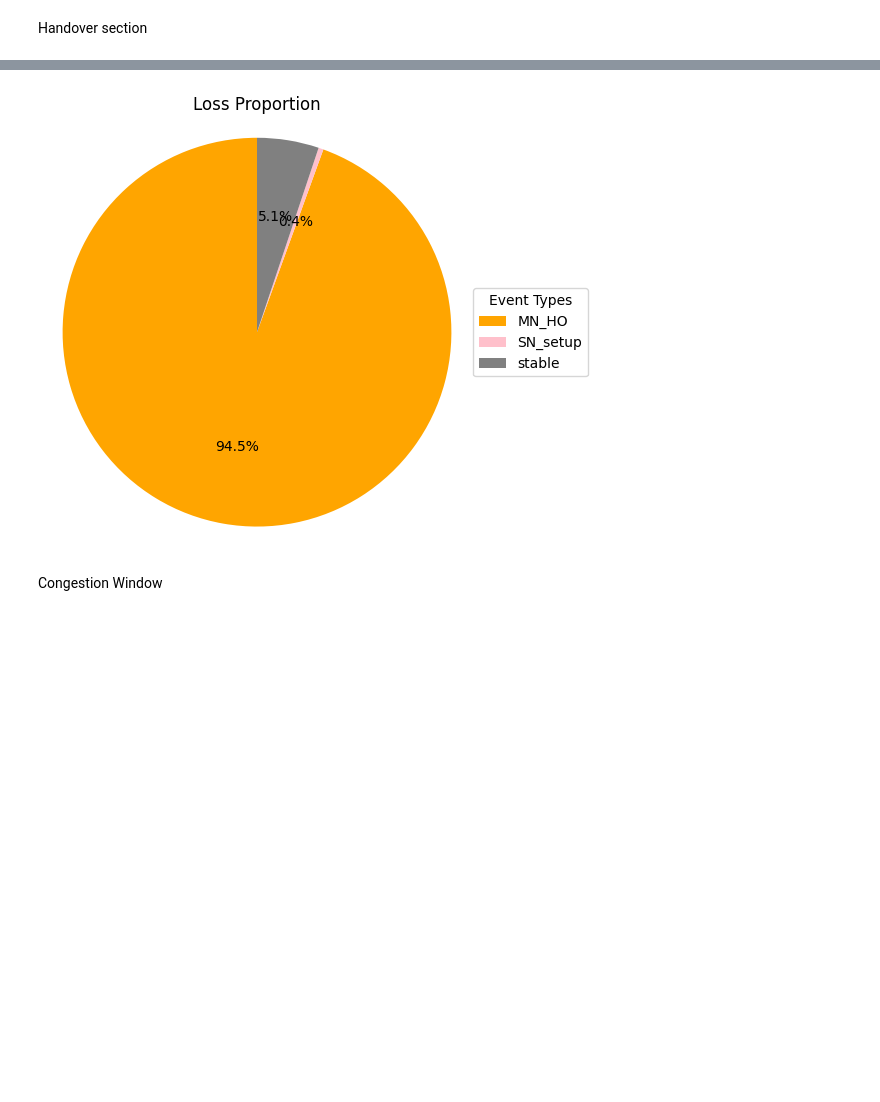
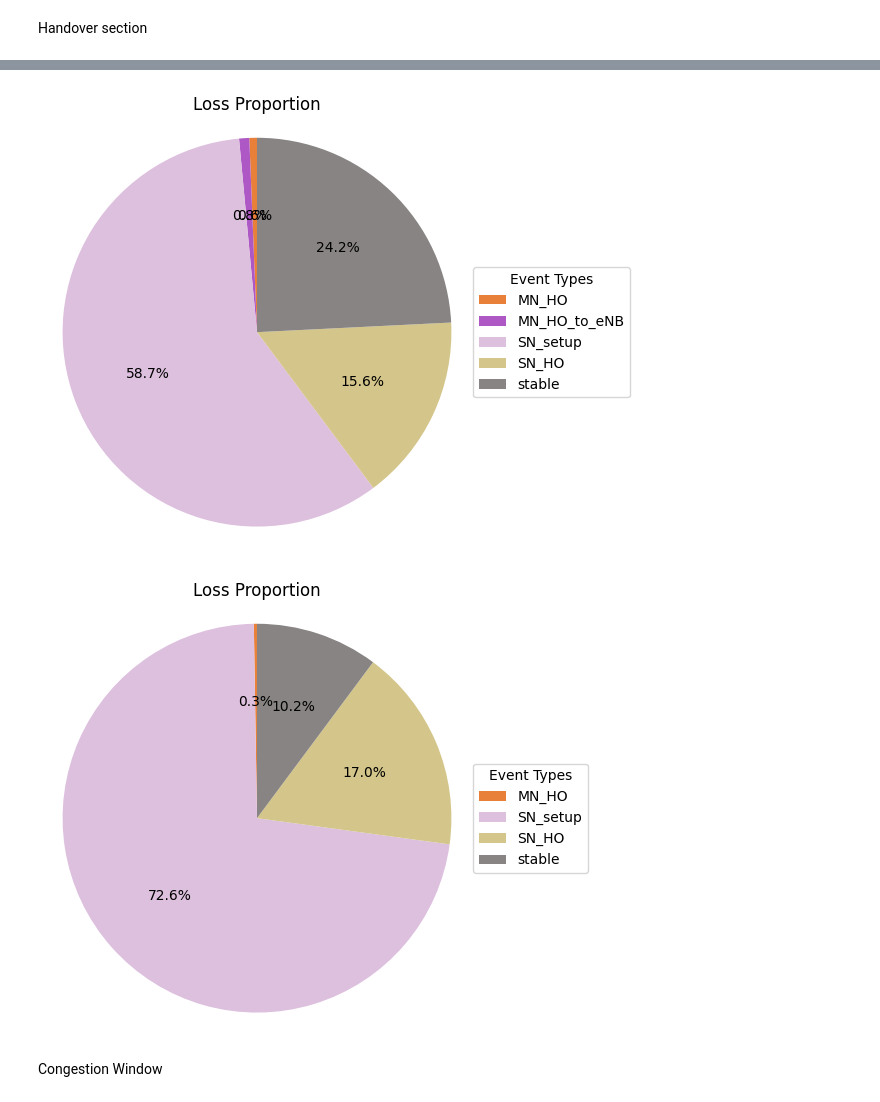
Before and after one commit to mollyy0514/GO_QUIC_socket, a Jupyter notebook: data/HO_pk_analysis.ipynb, the cells around one changed output, grey strips where cells are left out. Saved outputs shown, nothing was run; the diff lists cells and outputs as text; code cells hidden in the pictures; blank space fills up the shorter version.

```diff
--- a/data/HO_pk_analysis.ipynb
+++ b/data/HO_pk_analysis.ipynb
@@ -853 +814,5 @@ def get_lost_data_from_df(df):
+# %%
+def get_lost_data_from_df(df):
+    lost_data_df = df[df['lost']==True]
+    return lost_data_df
 # %%
@@ -942,6 +908,9 @@ def count_records_within_1_second(loss_latency_df, D, event_dict):
 # %%
 event_list_ul, event_counts_ul, ul_lost_df = count_records_within_1_second(ul_lost_df, HOs, event_dict)
 event_list_dl, event_counts_dl, dl_lost_df = count_records_within_1_second(dl_lost_df, HOs, event_dict)
+# %%
+event_list_ul_real, event_counts_ul_real, ul_real_lost_df = count_records_within_1_second(ul_real_lost_df, HOs, event_dict)
+event_list_dl_real, event_counts_dl_real, dl_real_lost_df = count_records_within_1_second(dl_real_lost_df, HOs, event_dict)
 # %%
 def calculate_event_sums_lists(event_counts):
     success_sum_before = {}
@@ -1164,0 +1110,18 @@ print(failure_pkl_sum_dl)
+# %%
+all_real_pkl_sum_ul = {}
+success_real_pkl_sum_ul = {}
+failure_real_pkl_sum_ul = {}
+
+for event_type, ho_type in event_dict.items():
+    # Calculate the sum for each event type
+    if ho_type in range(1, 9):
+        success_real_pkl_sum_ul[event_type] = len(ul_real_lost_df[ul_real_lost_df['ho_type'] == ho_type])
+    if ho_type in range(9, 12):
+        failure_real_pkl_sum_ul[event_type] = len(ul_real_lost_df[ul_real_lost_df['ho_type'] == ho_type])
+
+all_real_pkl_sum_ul = {**success_real_pkl_sum_ul, **failure_real_pkl_sum_ul}
+all_real_pkl_sum_ul['stable'] = len(ul_real_lost_df[ul_real_lost_df['ho_type'] == 0])
+
+print(len(ul_real_lost_df), success_ho_lost_sum_ul, failure_ho_lost_sum_ul)
+print(success_real_pkl_sum_ul)
+print(failure_real_pkl_sum_ul)
@@ -1164,0 +1132,17 @@ print(failure_pkl_sum_dl)
+# %%
+all_real_pkl_sum_dl = {}
+success_real_pkl_sum_dl = {}
+failure_real_pkl_sum_dl = {}
+
+for event_type, ho_type in event_dict.items():
+    # Calculate the sum for each event type
+    if ho_type in range(1, 9):
+        success_real_pkl_sum_dl[event_type] = len(dl_real_lost_df[dl_real_lost_df['ho_type'] == ho_type])
+    if ho_type in range(9, 12):
+        failure_real_pkl_sum_dl[event_type] = len(dl_real_lost_df[dl_real_lost_df['ho_type'] == ho_type])
+
+all_real_pkl_sum_dl = {**success_real_pkl_sum_dl, **failure_real_pkl_sum_dl}
+all_real_pkl_sum_dl['stable'] = len(dl_real_lost_df[dl_real_lost_df['ho_type'] == 0])
+
+print(success_real_pkl_sum_dl)
+print(failure_real_pkl_sum_dl)
@@ -1169,7 +1158,9 @@ LossProportion(success_pkl_sum_ul, time, ul_port)
 # %%
-LossProportion(success_pkl_sum_dl, time, dl_port)
+LossProportion(all_pkl_sum_dl, time, dl_port, "")
+LossProportion(all_real_pkl_sum_dl, time, dl_port, "adjusted_")
 # %% [output]
-[figure, old version]
+[figure, new version]
+[figure, added]
 # %% [markdown]
 Congestion Window
 # %%
```
Also changed, not shown: parts of 34 cells of this notebook, 6 other files.
